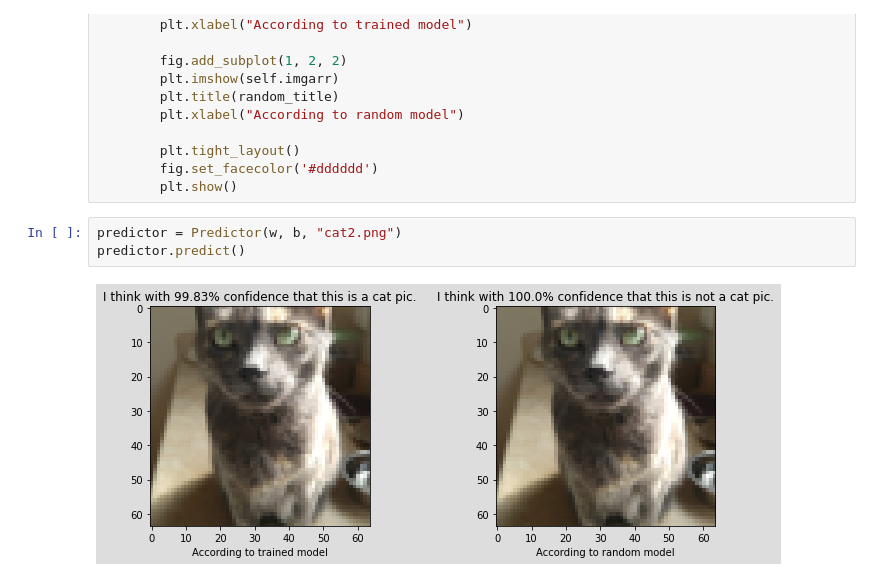
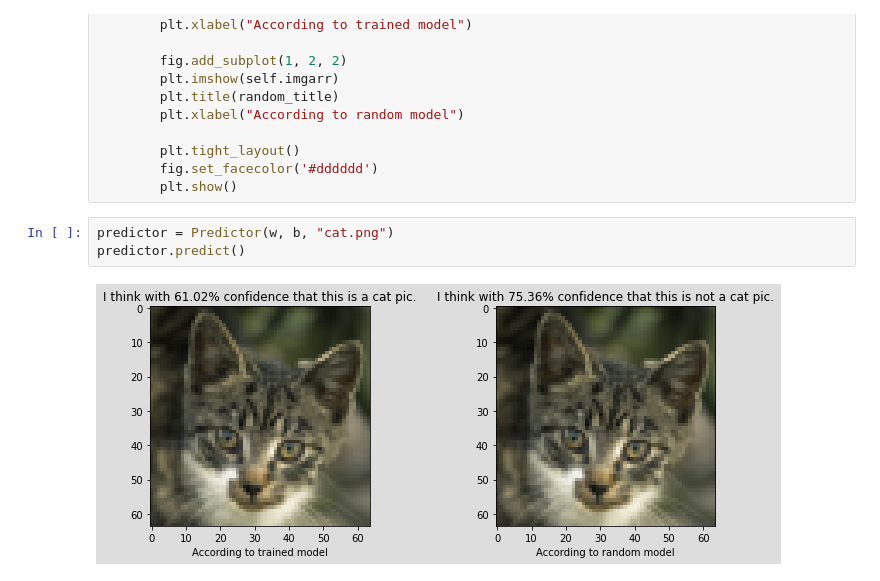
Before and after one commit to WaterZoopPlein/cats-classifier, a Jupyter notebook: Predictor.ipynb, the cells around one changed output. Saved outputs shown, nothing was run; the diff lists cells and outputs as text.

```diff
--- a/Predictor.ipynb
+++ b/Predictor.ipynb
@@ -60,7 +60,7 @@ class Predictor:
         fig.set_facecolor('#dddddd')
         plt.show()
 # %%
-predictor = Predictor(w, b, "cat2.png")
+predictor = Predictor(w, b, "cat.png")
 predictor.predict()
 # %% [output]
-[figure, old version]
+[figure, new version]
```
